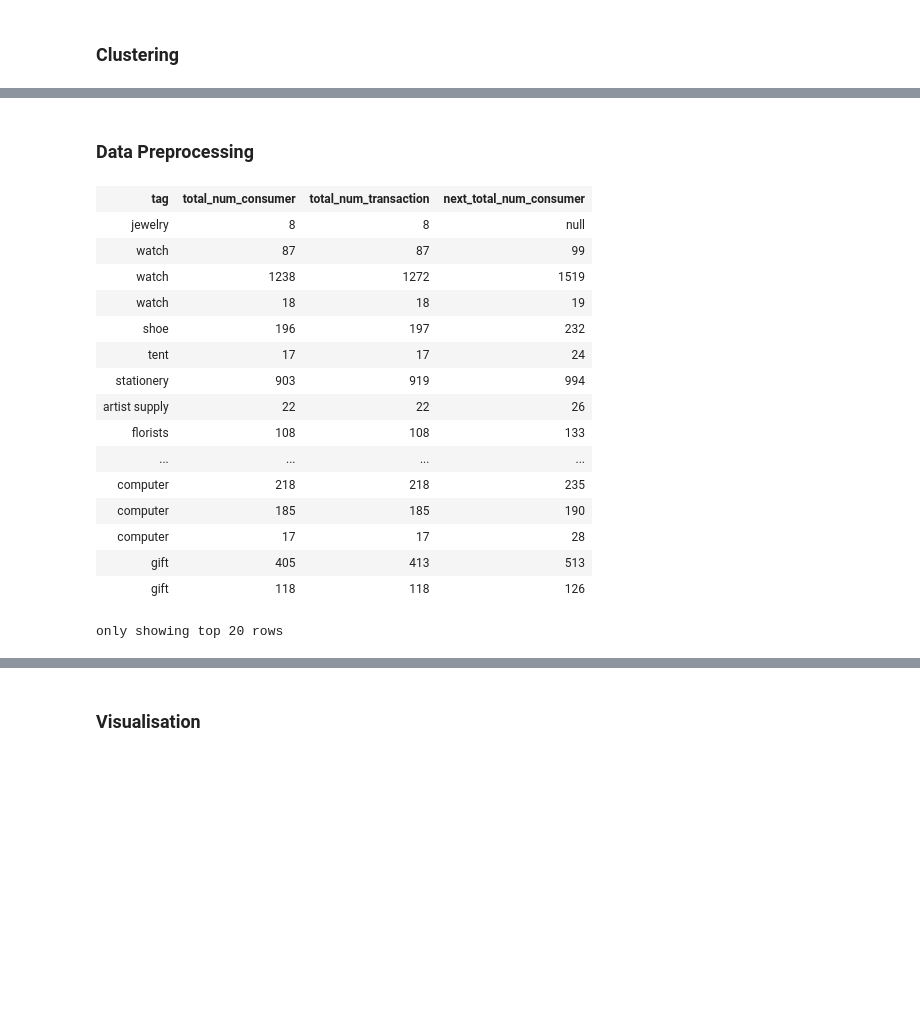
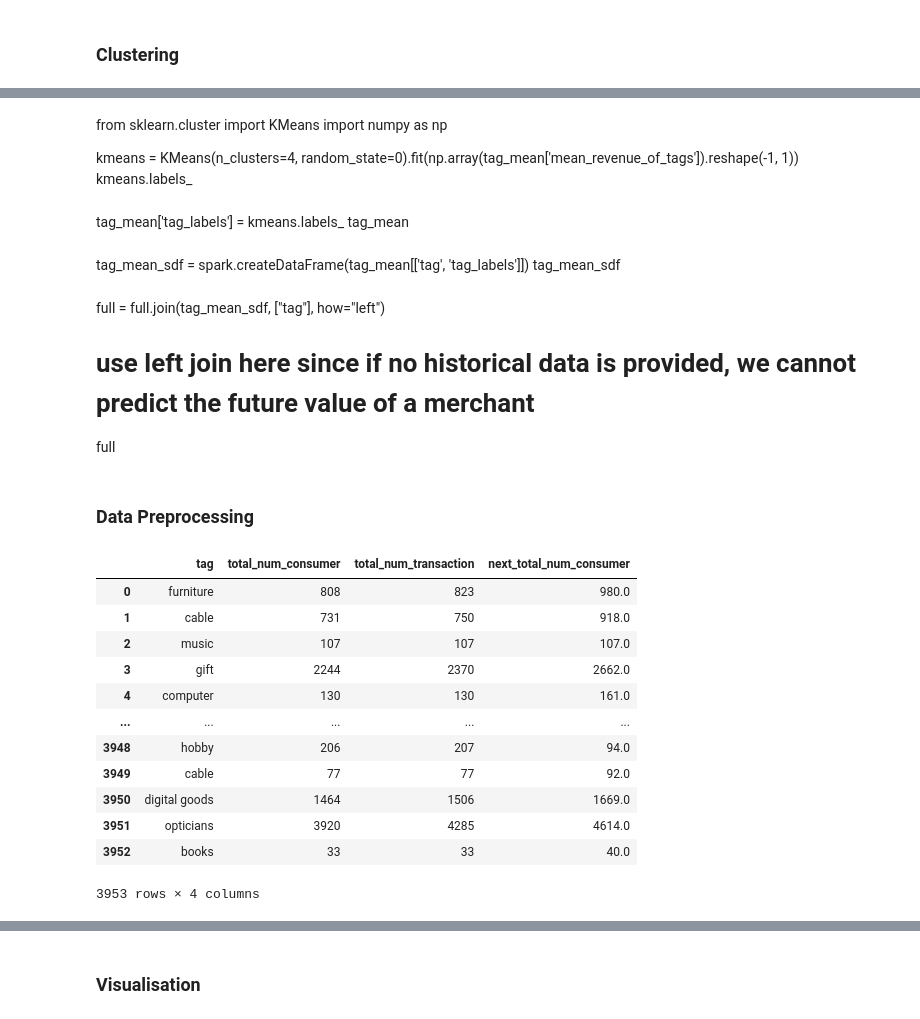
Before and after one commit to MAST30034-Applied-Data-Science/generic-buy-now-pay-later-project-group-14, a Jupyter notebook: models/predict_num_consumer.ipynb, the cells around one changed output, grey strips where cells are left out. Cells and saved outputs as stored; diff of their text form; code cells hidden in the pictures; blank space fills up the shorter version.

```diff
--- a/models/predict_num_consumer.ipynb
+++ b/models/predict_num_consumer.ipynb
@@ -32,8 +36,7 @@ To adjust logging level use sc.setLogLevel(newLevel). For SparkR, use setLogLeve
 # %% [markdown]
 ### Readin Data
 # %%
-full = spark.read.parquet('../data/curated/train_data/')
-full = full.withColumnRenamed('y_total_num_consumer', 'next_total_num_consumer').withColumnRenamed('y_total_revenue', 'next_total_revenue')\
-    .withColumnRenamed('y_total_num_transaction', 'next_total_num_transaction')
-full.printSchema()
+full = pd.read_parquet('../data/curated/train_data/')
+full = full.rename({'y_total_num_consumer': 'next_total_num_consumer', 'y_total_revenue': 'next_total_revenue', 'y_total_num_transaction': 'next_total_num_transaction'}, axis = 1)
+full.dtypes
 # %% [output]
@@ -113,4 +57,0 @@ only showing top 20 rows
-# %%
-full = full.join(tag_mean_sdf, ["tag"], how="left")
-# use left join here since if no historical data is provided, we cannot predict the future value of a merchant
-full
@@ -135,24 +65,36 @@ only showing top 20 rows
+# %% [markdown]
+from sklearn.cluster import KMeans
+import numpy as np
+
+kmeans = KMeans(n_clusters=4, random_state=0).fit(np.array(tag_mean['mean_revenue_of_tags']).reshape(-1, 1))
+kmeans.labels_
+# %% [markdown]
+tag_mean['tag_labels'] = kmeans.labels_
+tag_mean
+# %% [markdown]
+tag_mean_sdf = spark.createDataFrame(tag_mean[['tag', 'tag_labels']])
+tag_mean_sdf
+# %% [markdown]
+full = full.join(tag_mean_sdf, ["tag"], how="left")
+# use left join here since if no historical data is provided, we cannot predict the future value of a merchant
+full
 # %% [markdown]
 ### Data Preprocessing
 # %%
 # drop the columns not needed
-consumer_df = full.drop('merchant_abn', 'avg_dollar_value', 'mean_income', 'revenue_level', 'total_revenue', 'total_num_postcode', 'tag_labels', 'next_total_revenue', 'next_total_num_transaction')
+consumer_df = full[['tag', 'total_num_consumer', 'total_num_transaction', 'next_total_num_consumer']]
 consumer_df
 # %% [output]
-| tag | total_num_consumer | total_num_transaction | next_total_num_consumer |
-| jewelry | 8 | 8 | null |
-| watch | 87 | 87 | 99 |
-| watch | 1238 | 1272 | 1519 |
-| watch | 18 | 18 | 19 |
-| shoe | 196 | 197 | 232 |
-| tent | 17 | 17 | 24 |
-| stationery | 903 | 919 | 994 |
-| artist supply | 22 | 22 | 26 |
-| florists | 108 | 108 | 133 |
-| ... | ... | ... | ... |
-| computer | 218 | 218 | 235 |
-| computer | 185 | 185 | 190 |
-| computer | 17 | 17 | 28 |
-| gift | 405 | 413 | 513 |
-| gift | 118 | 118 | 126 |
+|  | tag | total_num_consumer | total_num_transaction | next_total_num_consumer |
+| 0 | furniture | 808 | 823 | 980.0 |
+| 1 | cable | 731 | 750 | 918.0 |
+| 2 | music | 107 | 107 | 107.0 |
+| 3 | gift | 2244 | 2370 | 2662.0 |
+| 4 | computer | 130 | 130 | 161.0 |
+| ... | ... | ... | ... | ... |
+| 3948 | hobby | 206 | 207 | 94.0 |
+| 3949 | cable | 77 | 77 | 92.0 |
+| 3950 | digital goods | 1464 | 1506 | 1669.0 |
+| 3951 | opticians | 3920 | 4285 | 4614.0 |
+| 3952 | books | 33 | 33 | 40.0 |
-only showing top 20 rows
+3953 rows × 4 columns
```
Also changed, not shown: parts of 39 cells of this notebook, 2 other files.
